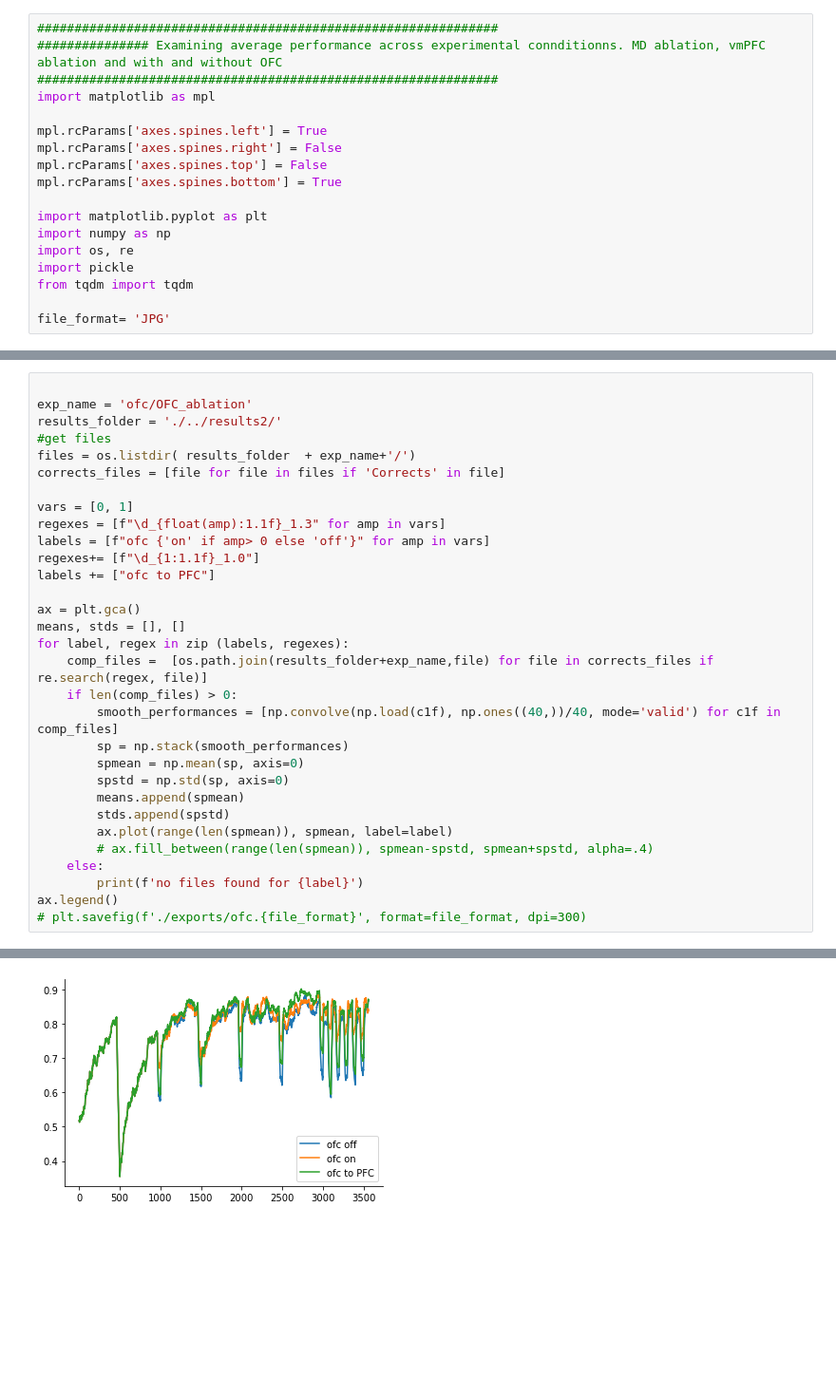
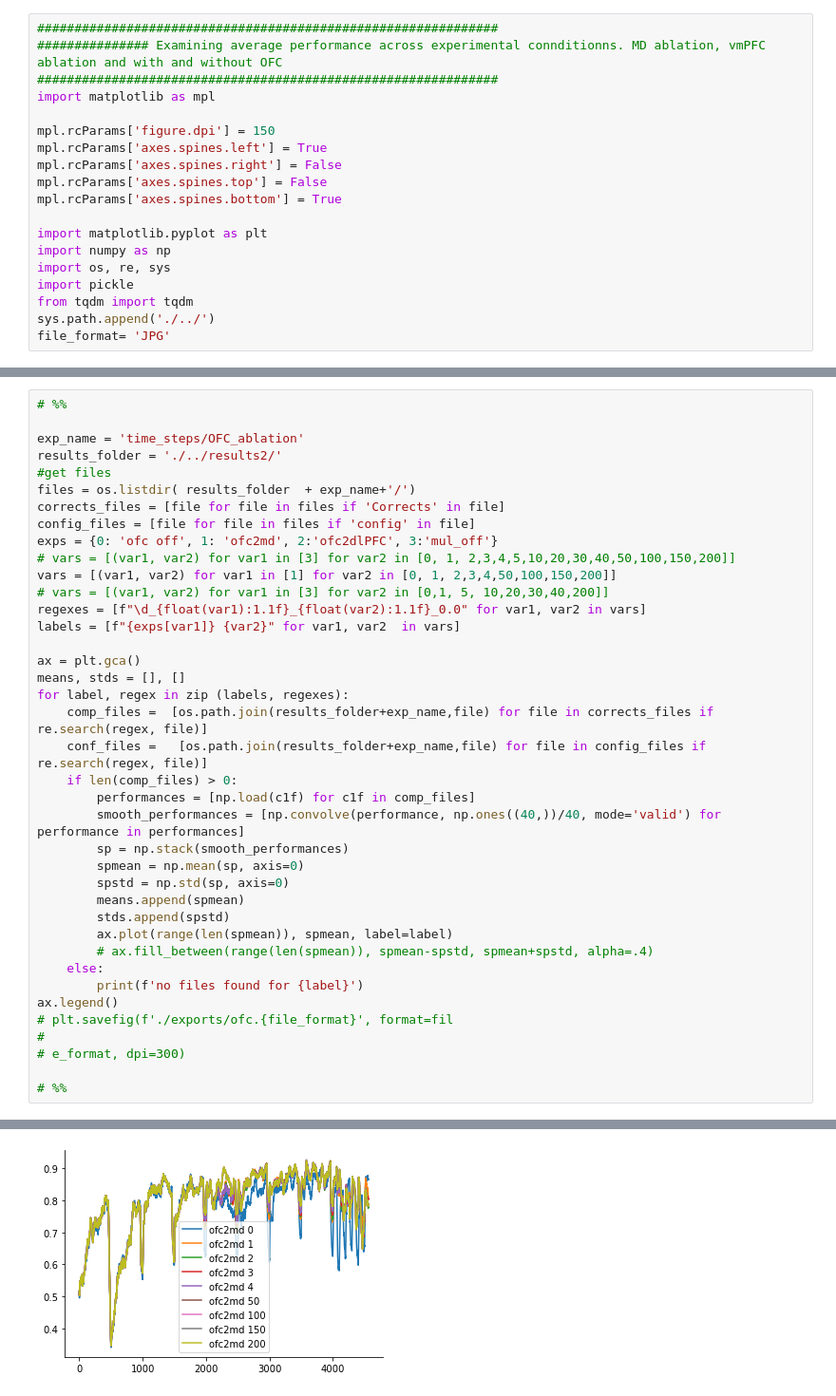
Before and after one commit to hummosa/MD-reservoir, a Jupyter notebook: analysis/average_performance_across_coditions.ipynb, the cells around one changed output, grey strips where cells are left out. Shown: that part at 95% size. Drawn from its saved outputs; the diff is of its cells as text; blank space fills up the shorter version.

Commit message:
analyzing ofc results

```diff
--- a/analysis/average_performance_across_coditions.ipynb
+++ b/analysis/average_performance_across_coditions.ipynb
@@ -4,6 +4,7 @@
 ##############################################################
 import matplotlib as mpl
 
+mpl.rcParams['figure.dpi'] = 150
 mpl.rcParams['axes.spines.left'] = True
 mpl.rcParams['axes.spines.right'] = False
 mpl.rcParams['axes.spines.top'] = False
@@ -11,10 +12,10 @@ mpl.rcParams['axes.spines.bottom'] = True
 
 import matplotlib.pyplot as plt
 import numpy as np
-import os, re
+import os, re, sys
 import pickle
 from tqdm import tqdm
-
+sys.path.append('./../')
 file_format= 'JPG'
 # %%
 
@@ -50,34 +49,42 @@ ax.legend()
+# %%
 # %%
 
-exp_name = 'ofc/OFC_ablation'
+exp_name = 'time_steps/OFC_ablation'
 results_folder = './../results2/'
 #get files
 files = os.listdir( results_folder  + exp_name+'/')
 corrects_files = [file for file in files if 'Corrects' in file]
-
-vars = [0, 1]
-regexes = [f"\d_{float(amp):1.1f}_1.3" for amp in vars]
-labels = [f"ofc {'on' if amp> 0 else 'off'}" for amp in vars]
-regexes+= [f"\d_{1:1.1f}_1.0"]
-labels += ["ofc to PFC"]
+config_files = [file for file in files if 'config' in file]
+exps = {0: 'ofc off', 1: 'ofc2md', 2:'ofc2dlPFC', 3:'mul_off'}
+# vars = [(var1, var2) for var1 in [3] for var2 in [0, 1, 2,3,4,5,10,20,30,40,50,100,150,200]]
+vars = [(var1, var2) for var1 in [1] for var2 in [0, 1, 2,3,4,50,100,150,200]]
+# vars = [(var1, var2) for var1 in [3] for var2 in [0,1, 5, 10,20,30,40,200]]
+regexes = [f"\d_{float(var1):1.1f}_{float(var2):1.1f}_0.0" for var1, var2 in vars]
+labels = [f"{exps[var1]} {var2}" for var1, var2  in vars]
 
 ax = plt.gca()
 means, stds = [], []
 for label, regex in zip (labels, regexes):
     comp_files =  [os.path.join(results_folder+exp_name,file) for file in corrects_files if re.search(regex, file)]
+    conf_files =   [os.path.join(results_folder+exp_name,file) for file in config_files if re.search(regex, file)]
     if len(comp_files) > 0:
-        smooth_performances = [np.convolve(np.load(c1f), np.ones((40,))/40, mode='valid') for c1f in comp_files]
+        performances = [np.load(c1f) for c1f in comp_files]
+        smooth_performances = [np.convolve(performance, np.ones((40,))/40, mode='valid') for performance in performances]
         sp = np.stack(smooth_performances)
         spmean = np.mean(sp, axis=0)
         spstd = np.std(sp, axis=0)
         means.append(spmean)
         stds.append(spstd)
         ax.plot(range(len(spmean)), spmean, label=label)
         # ax.fill_between(range(len(spmean)), spmean-spstd, spmean+spstd, alpha=.4)
     else:
         print(f'no files found for {label}')
 ax.legend()
-# plt.savefig(f'./exports/ofc.{file_format}', format=file_format, dpi=300)
+# plt.savefig(f'./exports/ofc.{file_format}', format=fil
+#
+# e_format, dpi=300)
+
+# %%
 # %% [output]
 <matplotlib.legend.Legend at 0x...>
-[figure, old version]
+[figure, new version]
```
Also changed, not shown: parts of 2 cells of this notebook, 7 other files.
